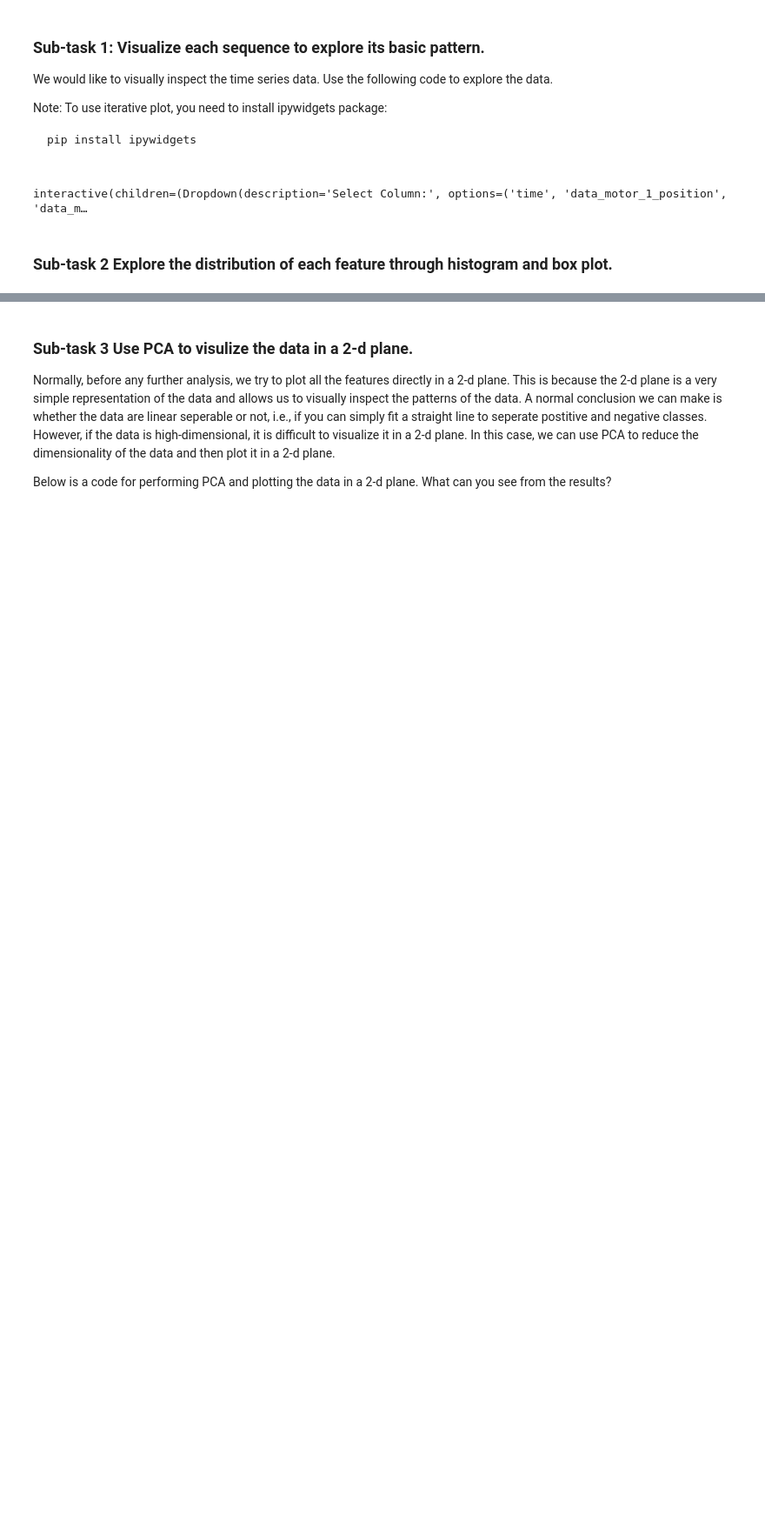
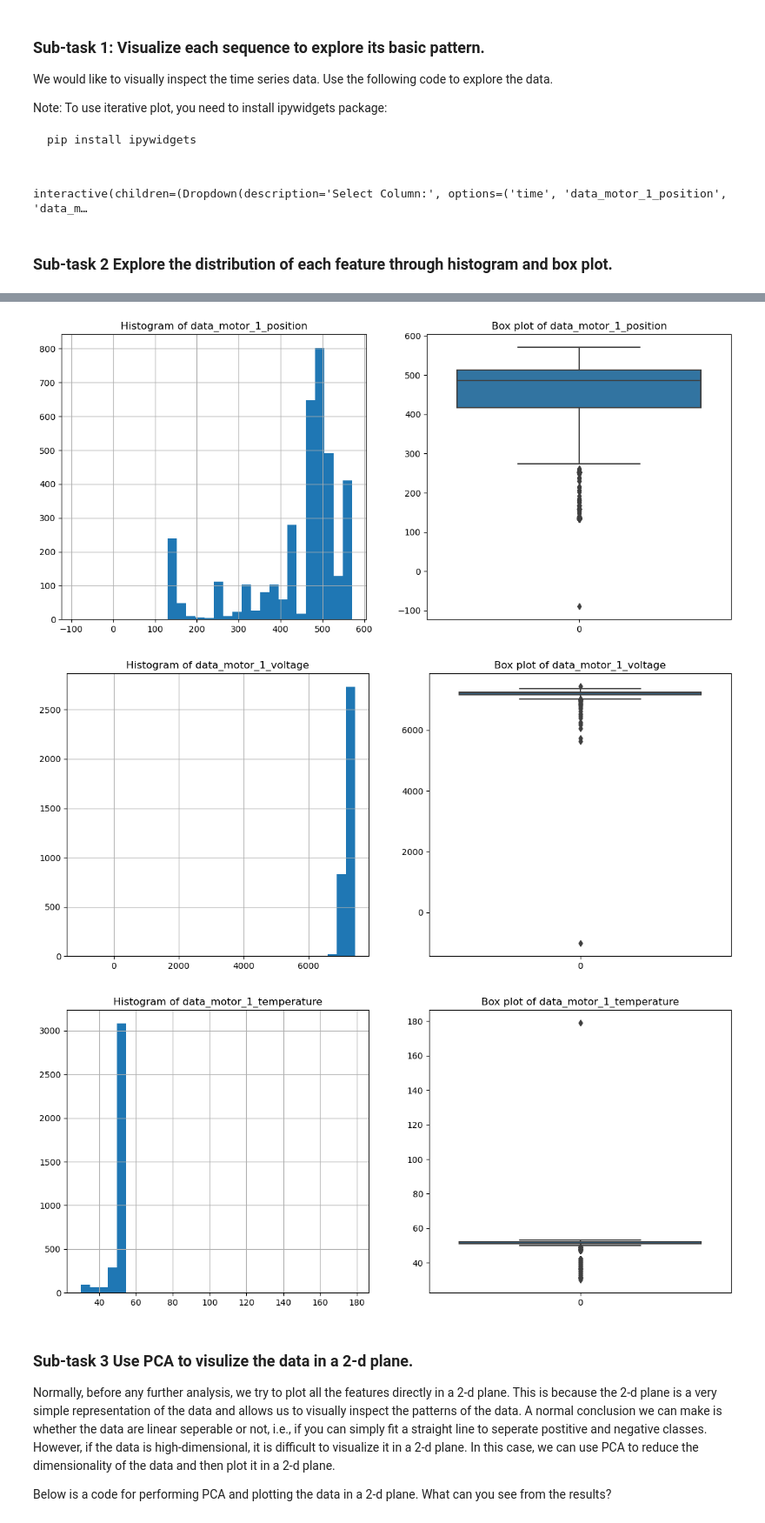
Before and after one commit to sonic160/digital_twin_robot, a Jupyter notebook: course_project_DARR/WP2_Data-driven fault detection/TD_5/WP2_TD_Lect_5_Chaofan.ipynb, the cells around one changed output, grey strips where cells are left out. Shown: that part at 87% size. Drawn from its saved outputs; the diff is of its cells as text; code cells hidden in the pictures; blank space fills up the shorter version.

```diff
--- a/course_project_DARR/WP2_Data-driven fault detection/TD_5/WP2_TD_Lect_5_Chaofan.ipynb
+++ b/course_project_DARR/WP2_Data-driven fault detection/TD_5/WP2_TD_Lect_5_Chaofan.ipynb
@@ -151,3 +136,28 @@ interactive(children=(Dropdown(description='Select Column:', options=('time', 'd
+# %%
+import matplotlib.pyplot as plt
+import seaborn as sns
+
+# Select the columns
+columns = ['data_motor_1_position', 'data_motor_1_voltage', 'data_motor_1_temperature']
+
+for column in columns:
+    plt.figure(figsize=(14, 6))
+
+    # Histogram
+    plt.subplot(1, 2, 1)
+    df[column].hist(bins=30)
+    plt.title('Histogram of ' + column)
+
+    # Box plot
+    plt.subplot(1, 2, 2)
+    sns.boxplot(df[column])
+    plt.title('Box plot of ' + column)
+
+    plt.show()
+# %% [output]
+[figure, added]
+[figure, added]
+[figure, added]
 # %% [markdown]
 ### Sub-task 3 Use PCA to visulize the data in a 2-d plane.
 
```
Also changed, not shown: parts of 2 cells of this notebook.
